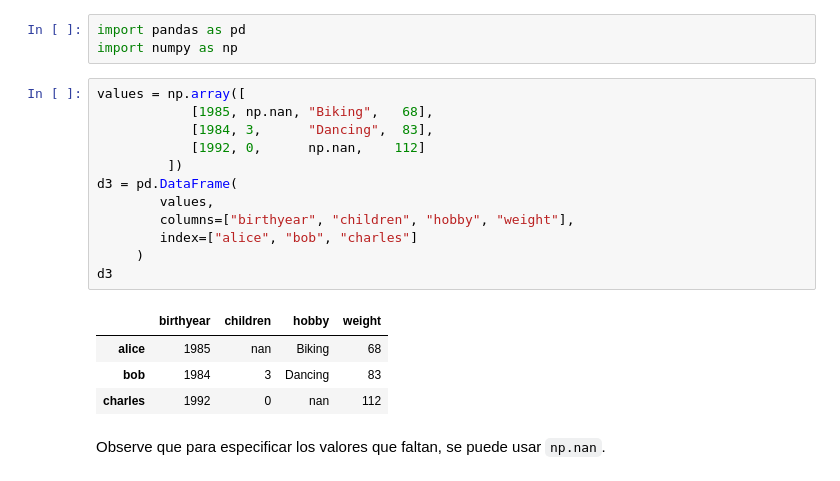
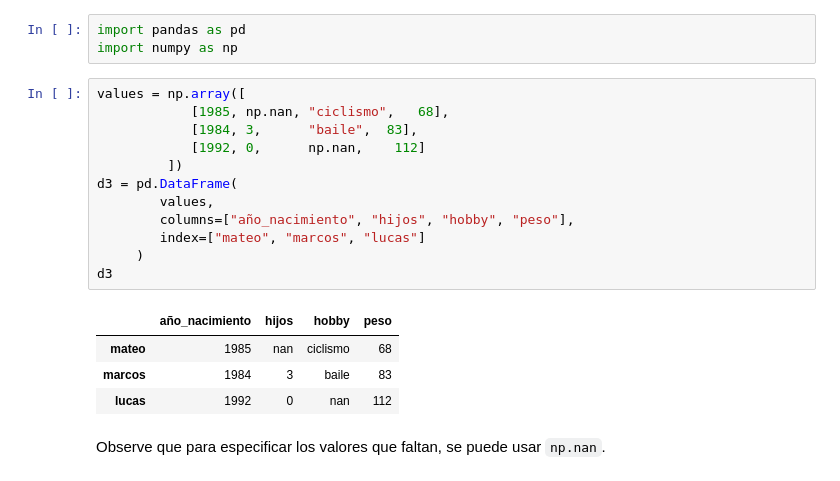
Before and after one commit to marco-canas/encuentra_tu_persona_vitamina, a Jupyter notebook: classes/class_12/class_12.ipynb, the cells around one changed output. Cells and saved outputs as stored; diff of their text form.

```diff
--- a/classes/class_12/class_12.ipynb
+++ b/classes/class_12/class_12.ipynb
@@ -103,21 +103,21 @@ import pandas as pd
 import numpy as np
 # %%
 values = np.array([
-            [1985, np.nan, "Biking",   68],
-            [1984, 3,      "Dancing",  83],
+            [1985, np.nan, "ciclismo",   68],
+            [1984, 3,      "baile",  83],
             [1992, 0,      np.nan,    112]
          ])
 d3 = pd.DataFrame(
         values,
-        columns=["birthyear", "children", "hobby", "weight"],
-        index=["alice", "bob", "charles"]
+        columns=["año_nacimiento", "hijos", "hobby", "peso"],
+        index=["mateo", "marcos", "lucas"]
      )
 d3
 # %% [output]
-|  | birthyear | children | hobby | weight |
-| alice | 1985 | nan | Biking | 68 |
-| bob | 1984 | 3 | Dancing | 83 |
-| charles | 1992 | 0 | nan | 112 |
+|  | año_nacimiento | hijos | hobby | peso |
+| mateo | 1985 | nan | ciclismo | 68 |
+| marcos | 1984 | 3 | baile | 83 |
+| lucas | 1992 | 0 | nan | 112 |
 # %% [markdown]
 Observe que para especificar los valores que faltan, se puede usar `np.nan`.
 # %% [markdown]
```
Also changed, not shown: parts of 78 cells of this notebook, 1 other file.
